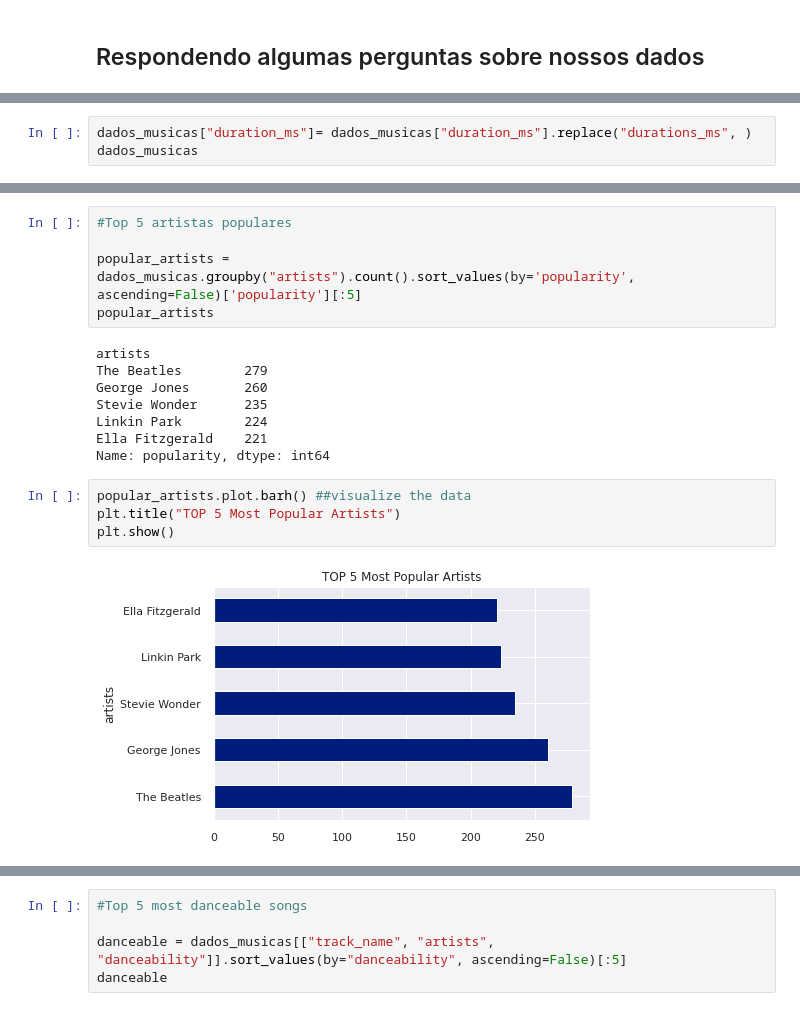
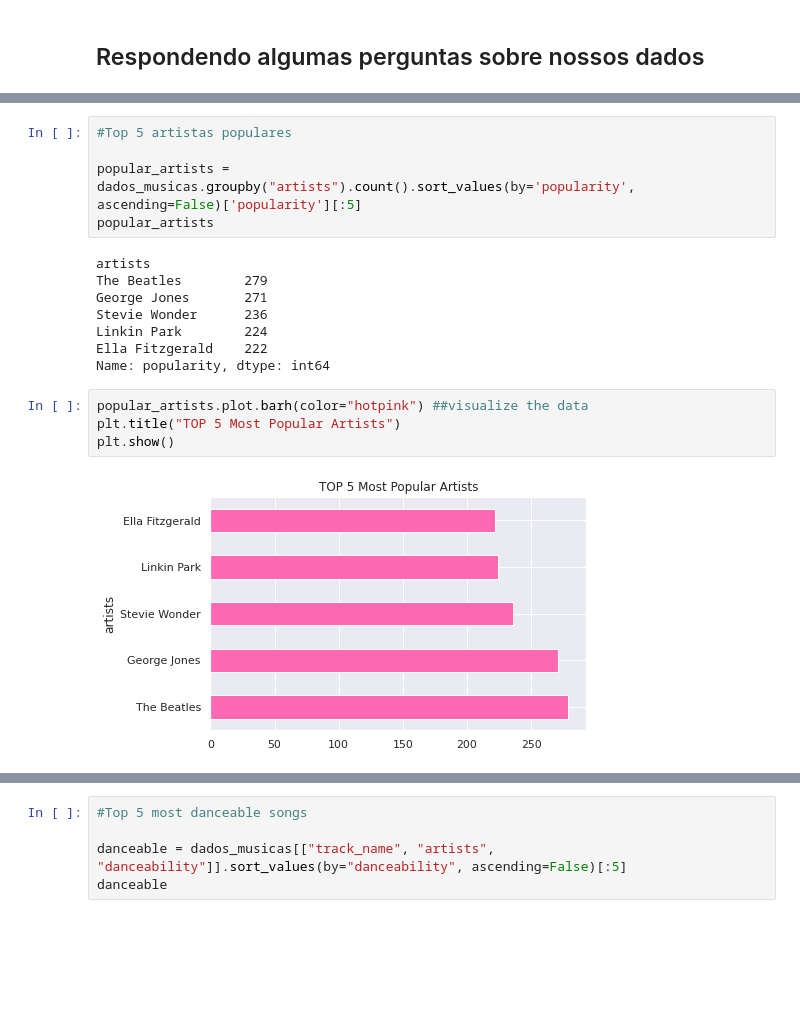
Before and after one commit to letpires/7DaysOfCodeSpotifyML, a Jupyter notebook: DIA 02 - Pré processamento de dados/Dia_02_Pré_processamento_dos_dados.ipynb, the cells around one changed output, grey strips where cells are left out. Cells and saved outputs as stored; diff of their text form; blank space fills up the shorter version.

```diff
--- a/DIA 02 - Pré processamento de dados/Dia_02_Pré_processamento_dos_dados.ipynb
+++ b/DIA 02 - Pré processamento de dados/Dia_02_Pré_processamento_dos_dados.ipynb
@@ -358,3 +284,0 @@ Name: duration_ms, Length: 113549, dtype: int64
-# %%
-dados_musicas["duration_ms"]= dados_musicas["duration_ms"].replace("durations_ms", )
-dados_musicas
@@ -380,17 +290,17 @@ popular_artists
 # %% [output]
 artists
 The Beatles        279
-George Jones       260
-Stevie Wonder      235
+George Jones       271
+Stevie Wonder      236
 Linkin Park        224
-Ella Fitzgerald    221
+Ella Fitzgerald    222
 Name: popularity, dtype: int64
 # %%
-popular_artists.plot.barh() ##visualize the data
+popular_artists.plot.barh(color="hotpink") ##visualize the data
 plt.title("TOP 5 Most Popular Artists")
 plt.show()
 # %% [output]
-[figure, old version]
+[figure, new version]
 # %%
 #top 5 longest songs or tracks¶
 
```
Also changed, not shown: parts of 50 cells of this notebook.
